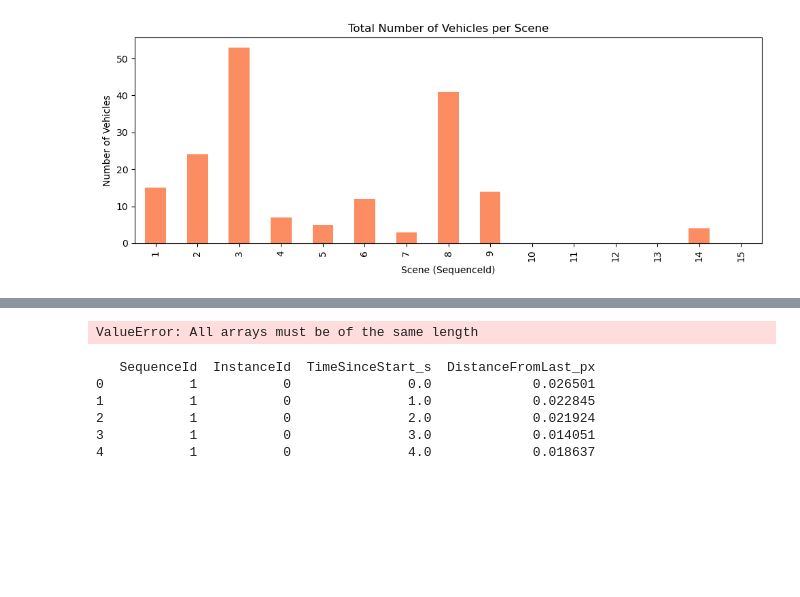
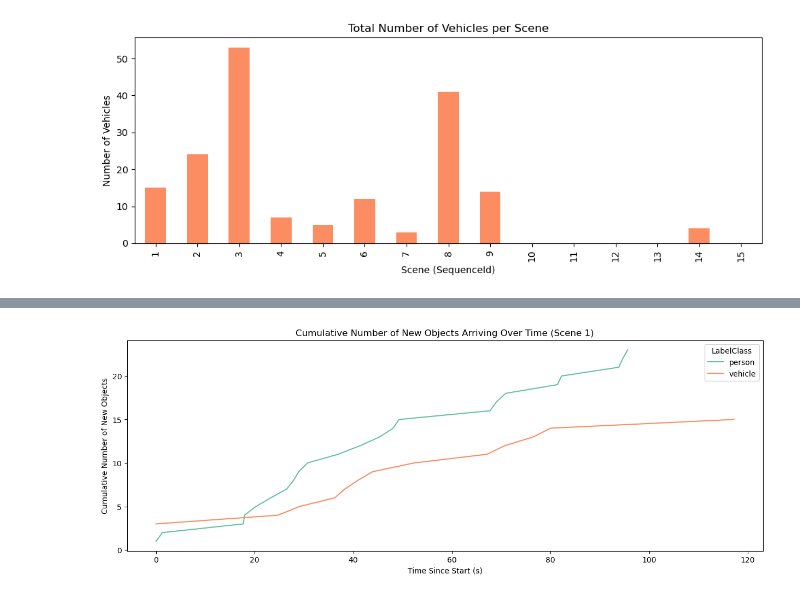
Before and after one commit to ArnaudPoletto/cs-599-window-views-visual-attention, a Jupyter notebook: notebooks/tracking.ipynb, the cells around one changed output, grey strips where cells are left out. Cells and saved outputs as stored; diff of their text form; code cells hidden in the pictures; blank space fills up the shorter version.

```diff
--- a/notebooks/tracking.ipynb
+++ b/notebooks/tracking.ipynb
@@ -246,20 +311,0 @@ test_object_data.head()
-# %%
-test_gaze_data = pd.DataFrame({
-    "ExperimentId": [1, 1, 1, 1, 1],
-    "SessionId": [0, 0, 0, 0, 0],
-    "ParticipantId": [1, 1, 1, 1, 1],
-    "SequenceId": [1, 1, 1, 1, 1],
-    "SetId": [0, 0, 0, 0, 0],
-    "X_px": [40.0, 65.0, 150.0, 145.0],
-    "Y_px": [40.0, 65.0, 150.0, 130.0],
-    "X_sc": [0.2, 0.325, 0.75, 0.725],
-    "Y_sc": [0.2, 0.325, 0.75, 0.65],
-    "StartTimeStamp_ns": [0, 1e9, 2e9, 3e9],
-    "EndTimeStamp_ns": [1e9, 2e9, 3e9, 4e9],
-    "Duration_ns": [1e9, 1e9, 1e9, 1e9],
-    "TimeSinceStart_ns": [0, 1e9, 2e9, 3e9],
-    "TimeSinceStart_s": [0, 1, 2, 3],
-})
-test_gaze_data.head()
-# %% [output]
-ValueError: All arrays must be of the same length
@@ -268,9 +312,39 @@ plot_object_fixations(gaze_data=test_gaze_data, object_data=test_object_data)
-# %%
-plot_object_fixations(gaze_data=gaze_data, object_data=object_data)
-# %% [output]
-   SequenceId  InstanceId  TimeSinceStart_s  DistanceFromLast_px
-0           1           0               0.0             0.026501
-1           1           0               1.0             0.022845
-2           1           0               2.0             0.021924
-3           1           0               3.0             0.014051
-4           1           0               4.0             0.018637
+# %%
+def plot_objects_cumulative_over_time(
+    data: pd.DataFrame,
+    sequence_id: int,
+    object_types: List[str]
+) -> None:
+    """
+    Plot the cumulative number of new objects arriving over time for a specific scene.
+
+    Args:
+        data (pd.DataFrame): Tracking data for objects
+        sequence_id (int): Sequence ID of the scene
+        object_types (List[str]): Types of objects to plot
+    """
+    data = data.copy()
+    data = data[data["SequenceId"] == sequence_id]
+    data = data[data["LabelClass"].isin(object_types)]
+    data["TimeSinceStart_s"] = data["TimeSinceStart_ns"] / N_NSEC_IN_SEC
+    unique_data = data[["InstanceId", "LabelClass", "TimeSinceStart_s"]].copy().drop_duplicates(subset=["InstanceId", "TimeSinceStart_s"])
+    unique_data = unique_data.sort_values(by="TimeSinceStart_s")
+
+    # Calculate cumulative count of new objects arriving in the scene
+    unique_data["NewObject"] = ~unique_data.duplicated(subset=["InstanceId", "LabelClass"], keep="first")
+    unique_data = unique_data[unique_data["NewObject"]]
+    unique_data = unique_data.groupby(["TimeSinceStart_s", "LabelClass"]).size().reset_index(name="NewCount")
+    unique_data["CumulativeNewObjects"] = unique_data.groupby("LabelClass")["NewCount"].cumsum()
+
+    # Plot the line plot
+    plt.figure(figsize=(15, 5))
+    colors = sns.color_palette("Set2", n_colors=len(unique_data["LabelClass"].unique()))
+    sns.lineplot(data=unique_data, x="TimeSinceStart_s", y="CumulativeNewObjects", hue="LabelClass", palette=colors)
+    plt.title(f"Cumulative Number of New Objects Arriving Over Time (Scene {sequence_id})")
+    plt.xlabel("Time Since Start (s)")
+    plt.ylabel("Cumulative Number of New Objects")
+    plt.show()
+
+plot_objects_cumulative_over_time(data=object_data, sequence_id=1, object_types=['person', 'vehicle'])
+# %% [output]
+[figure, added]
```
Also changed, not shown: parts of 25 cells of this notebook, 6 other files.
